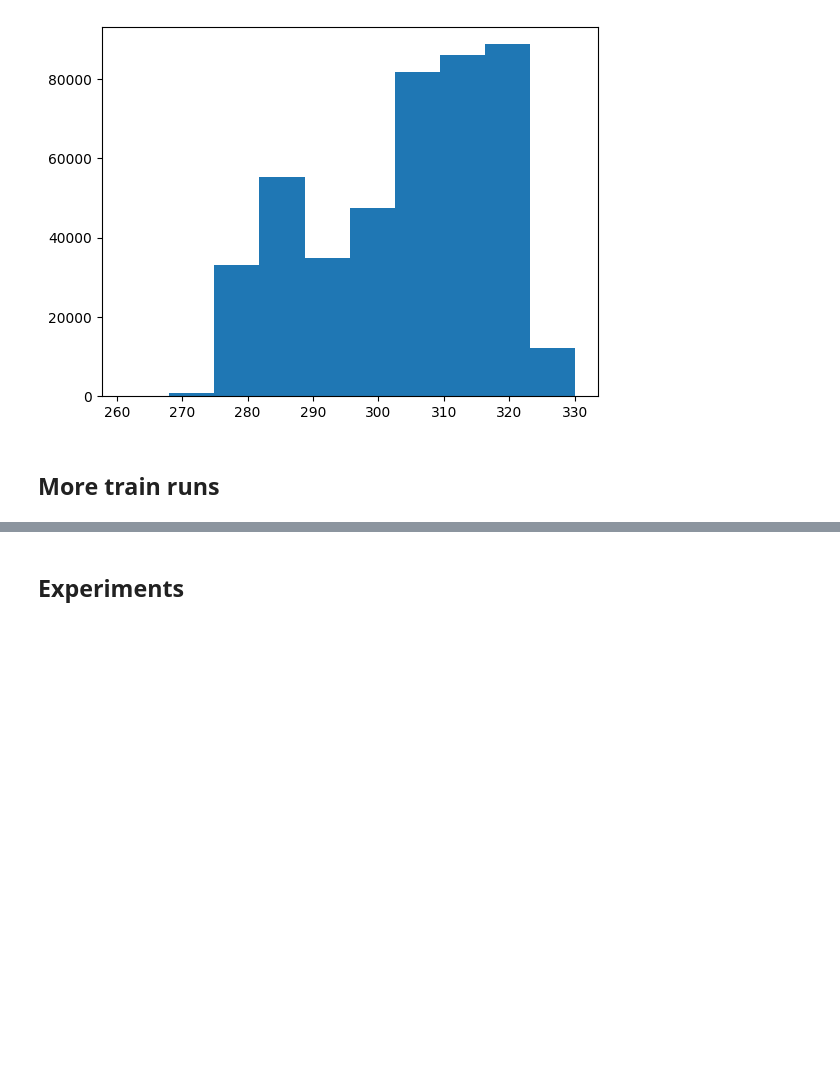
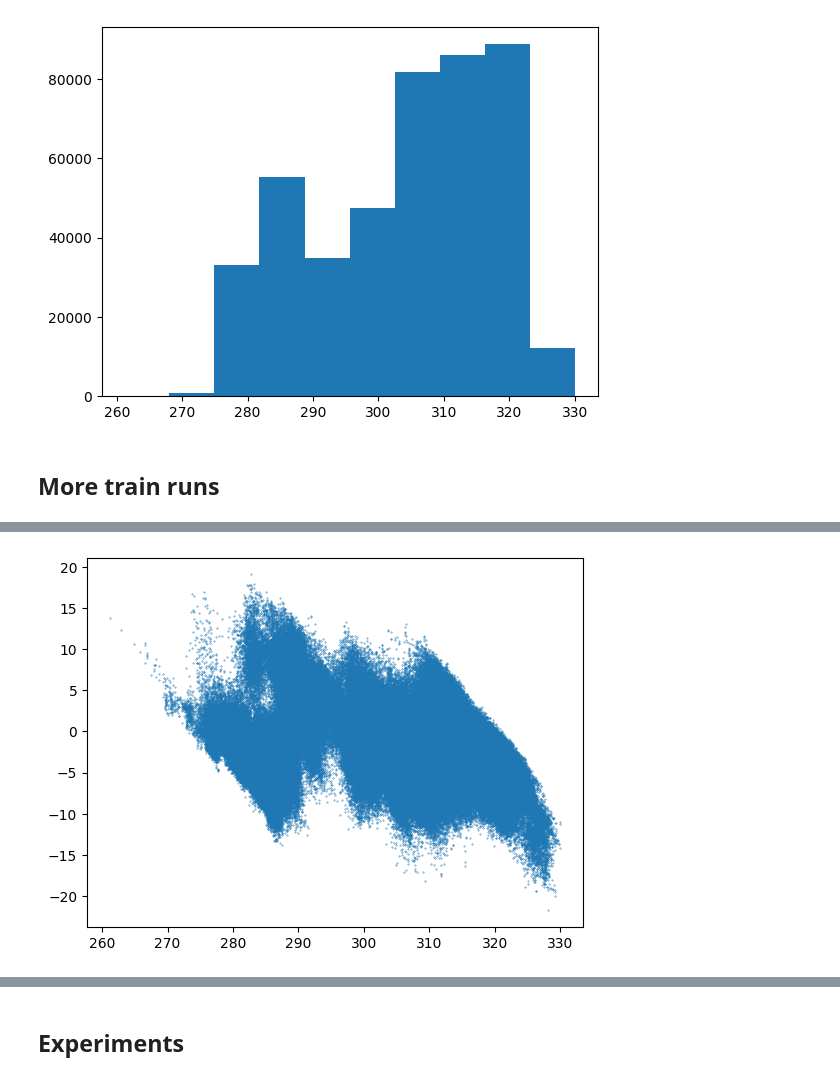
Before and after one commit to thomaslu678/Praxis-Lab-25-26, a Jupyter notebook: clean/16_VIT_No_Test.ipynb, the cells around one changed output, grey strips where cells are left out. Cells and saved outputs as stored; diff of their text form; code cells hidden in the pictures; blank space fills up the shorter version.

```diff
--- a/clean/16_VIT_No_Test.ipynb
+++ b/clean/16_VIT_No_Test.ipynb
@@ -2127,0 +2445,14 @@ print(test_results_2['targets_K'][test_index])
+# %%
+tail_loss_cfg = replace(
+    cfg,
+    loss_function="tail_weighted_mse",
+    train_sampling_strategy="uniform",
+    tail_fraction=0.10,
+    tail_side="both",
+    tail_loss_multiplier=4.0,
+)
+# %%
+model_3, history_3, info_3, test_results_3 = run_training(
+    cfg=tail_loss_cfg,
+    prepared=prepared,
+)
@@ -2127,0 +2477,8 @@ print(test_results_2['targets_K'][test_index])
+# %%
+plt.scatter(test_results_3['targets_K'], test_results_3['errors_K'], s=0.1, zorder=1)
+lims = plt.xlim()
+# plt.plot(lims, lims, color='black', alpha=0.75, zorder=2)
+
+plt.show()
+# %% [output]
+[figure, added]
```
Also changed, not shown: parts of 29 cells of this notebook.
